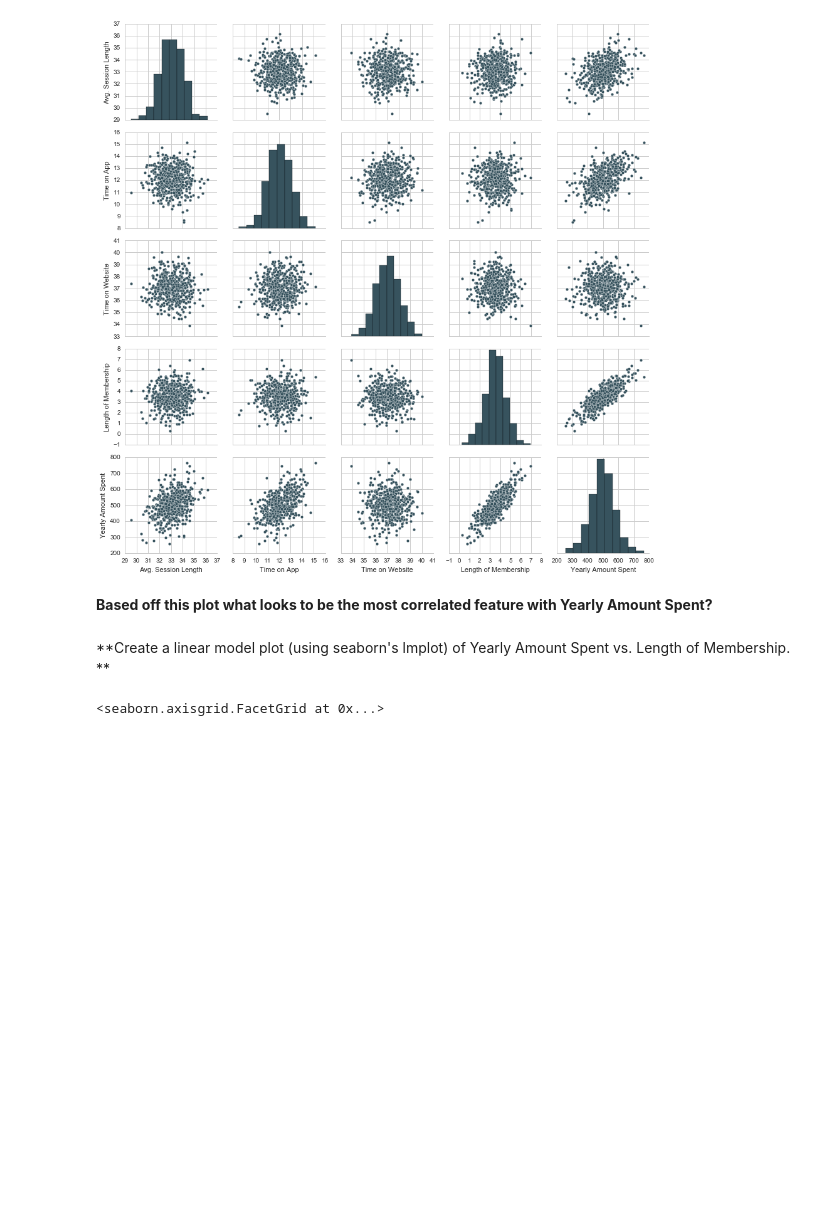
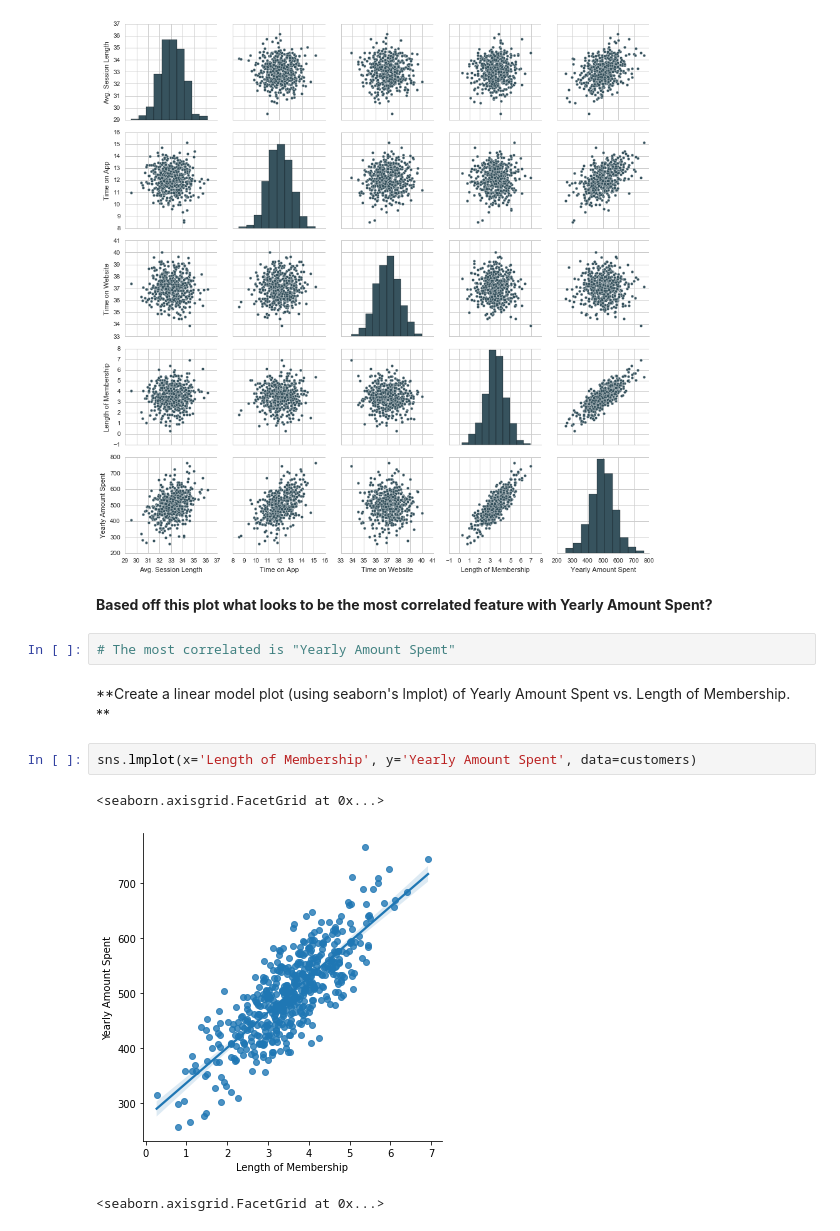
Before and after one commit to davidsmv/python_bootcamp, a Jupyter notebook: Refactored_Py_DS_ML_Bootcamp-master/11-Linear-Regression/02-Linear Regression Project.ipynb, the cells around one changed output. Cells and saved outputs as stored; diff of their text form; blank space fills up the shorter version.

```diff
--- a/Refactored_Py_DS_ML_Bootcamp-master/11-Linear-Regression/02-Linear Regression Project.ipynb
+++ b/Refactored_Py_DS_ML_Bootcamp-master/11-Linear-Regression/02-Linear Regression Project.ipynb
@@ -146,8 +161,15 @@ sns.jointplot(x=customers['Time on Website'], y=customers['Yearly Amount Spent']
 [figure]
 # %% [markdown]
 **Based off this plot what looks to be the most correlated feature with Yearly Amount Spent?**
+# %%
+# The most correlated is "Yearly Amount Spemt"
 # %% [markdown]
 **Create a linear model plot (using seaborn's lmplot) of  Yearly Amount Spent vs. Length of Membership. **
+# %%
+sns.lmplot(x='Length of Membership', y='Yearly Amount Spent', data=customers)
+# %% [output]
+<seaborn.axisgrid.FacetGrid at 0x...>
+[figure, added]
 # %%
 # %% [output]
 <seaborn.axisgrid.FacetGrid at 0x...>
```
Also changed, not shown: parts of 3 cells of this notebook.
